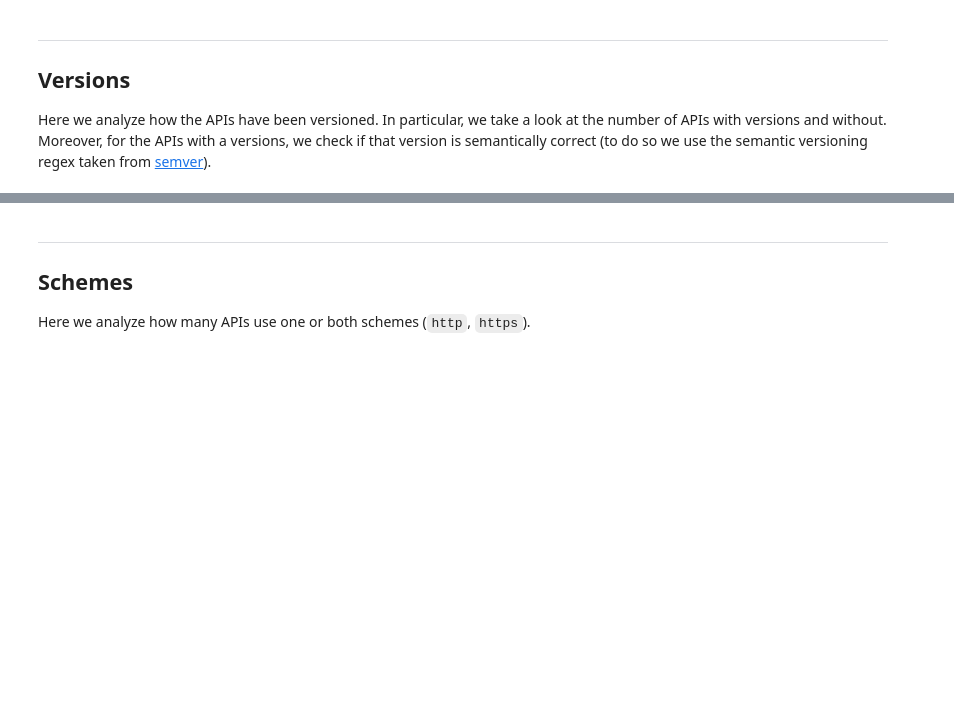
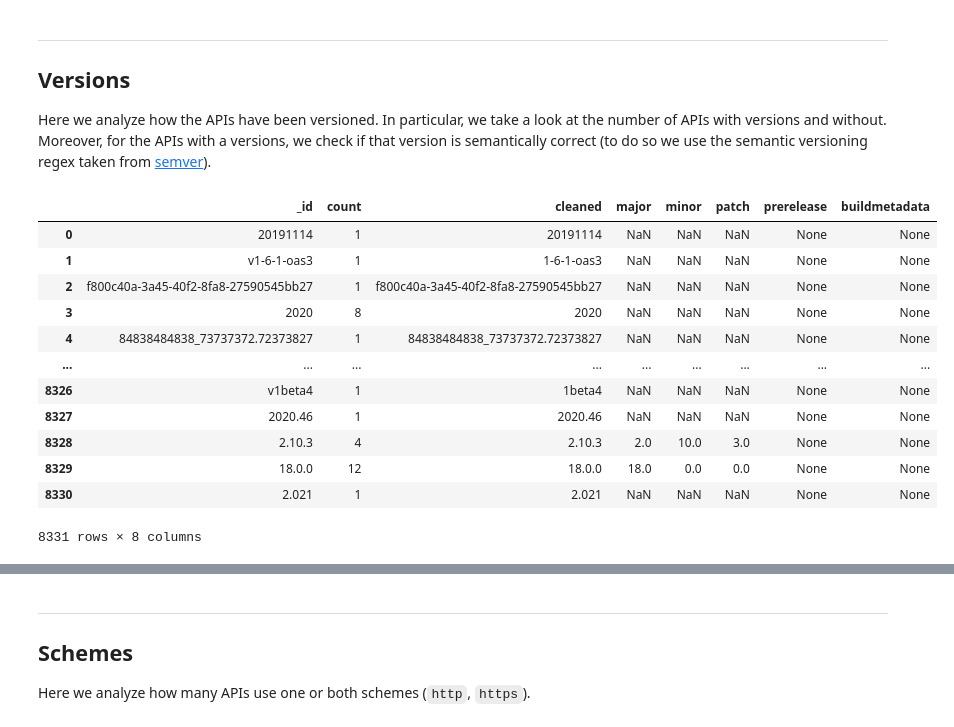
Before and after one commit to APIScout/research, a Jupyter notebook: notebooks/statistics.ipynb, the cells around one changed output, grey strips where cells are left out. Cells and saved outputs as stored; diff of their text form; code cells hidden in the pictures; blank space fills up the shorter version.

```diff
--- a/notebooks/statistics.ipynb
+++ b/notebooks/statistics.ipynb
@@ -18,4 +21,25 @@ Here we analyze how the APIs have been versioned. In particular, we take a look
 # %%
-versions = pd.DataFrame(list(swagger.aggregate(
-    [{ '$group': { '_id': '$_API_spec.info.version', 'count': { '$sum': 1 } } }]
-)))
+versions = pd.DataFrame(list(swagger.aggregate([{ '$group': { '_id': '$_API_spec.info.version', 'count': { '$sum': 1 } } }])))
+
+versions['cleaned'] = versions.apply(lambda el: str(el['_id']) if str(el['_id'])[0].lower() != 'v' else str(el['_id'])[1:], axis=1)
+versions['major'] = versions.apply(lambda el: int(re.match(semantic_versioning_regex, el['cleaned'])['major']) if re.match(semantic_versioning_regex, el['cleaned']) is not None else None, axis=1)
+versions['minor'] = versions.apply(lambda el: int(re.match(semantic_versioning_regex, el['cleaned'])['minor']) if re.match(semantic_versioning_regex, el['cleaned']) is not None else None, axis=1)
+versions['patch'] = versions.apply(lambda el: int(re.match(semantic_versioning_regex, el['cleaned'])['patch']) if re.match(semantic_versioning_regex, el['cleaned']) is not None else None, axis=1)
+versions['prerelease'] = versions.apply(lambda el: str(re.match(semantic_versioning_regex, el['cleaned'])['prerelease']) if re.match(semantic_versioning_regex, el['cleaned']) is not None else None, axis=1)
+versions['buildmetadata'] = versions.apply(lambda el: str(re.match(semantic_versioning_regex, el['cleaned'])['buildmetadata']) if re.match(semantic_versioning_regex, el['cleaned']) is not None else None, axis=1)
+
+versions
+# %% [output]
+|  | _id | count | cleaned | major | minor | patch | prerelease | buildmetadata |
+| 0 | 20191114 | 1 | 20191114 | NaN | NaN | NaN | None | None |
+| 1 | v1-6-1-oas3 | 1 | 1-6-1-oas3 | NaN | NaN | NaN | None | None |
+| 2 | f800c40a-3a45-40f2-8fa8-27590545bb27 | 1 | f800c40a-3a45-40f2-8fa8-27590545bb27 | NaN | NaN | NaN | None | None |
+| 3 | 2020 | 8 | 2020 | NaN | NaN | NaN | None | None |
+| 4 | 84838484838_73737372.72373827 | 1 | 84838484838_73737372.72373827 | NaN | NaN | NaN | None | None |
+| ... | ... | ... | ... | ... | ... | ... | ... | ... |
+| 8326 | v1beta4 | 1 | 1beta4 | NaN | NaN | NaN | None | None |
+| 8327 | 2020.46 | 1 | 2020.46 | NaN | NaN | NaN | None | None |
+| 8328 | 2.10.3 | 4 | 2.10.3 | 2.0 | 10.0 | 3.0 | None | None |
+| 8329 | 18.0.0 | 12 | 18.0.0 | 18.0 | 0.0 | 0.0 | None | None |
+| 8330 | 2.021 | 1 | 2.021 | NaN | NaN | NaN | None | None |
+8331 rows × 8 columns
```
Also changed, not shown: parts of 8 cells of this notebook, 4 other files.
